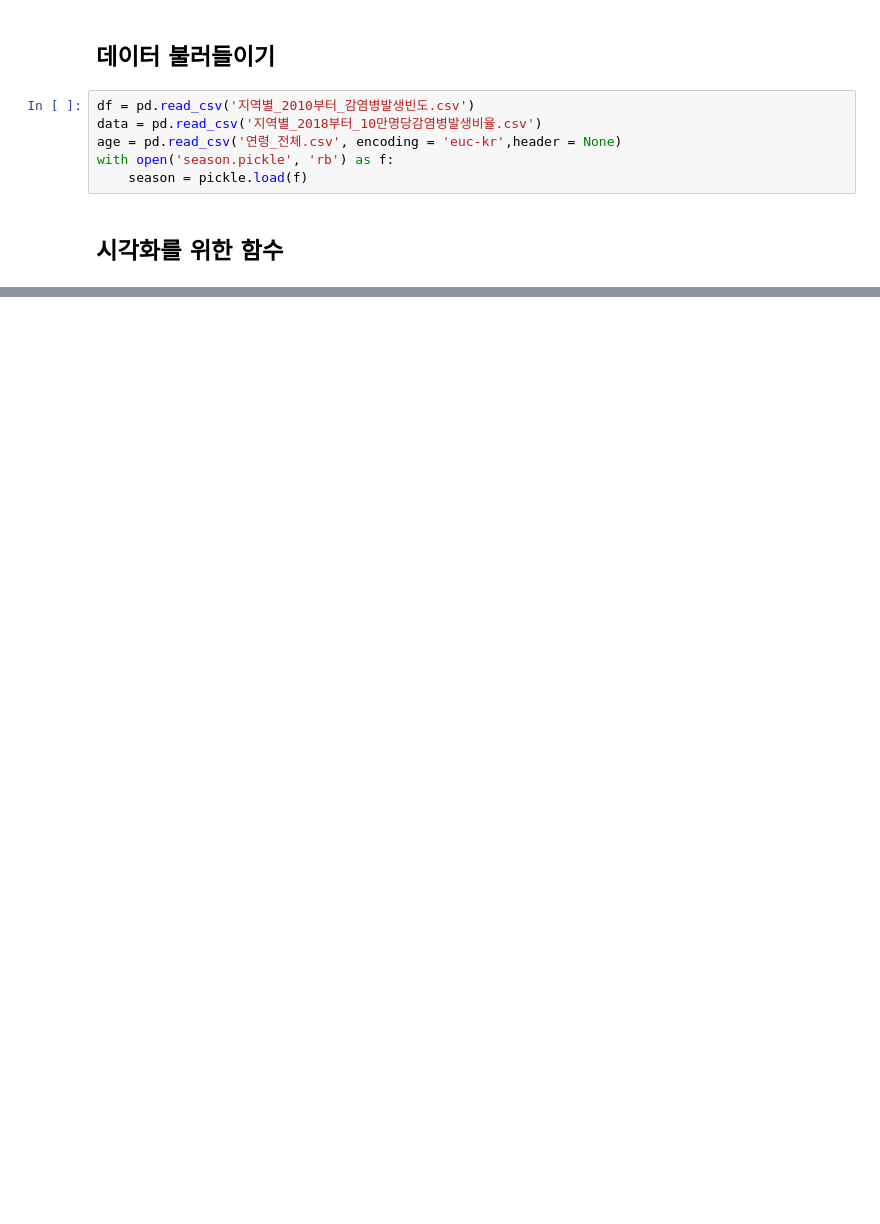
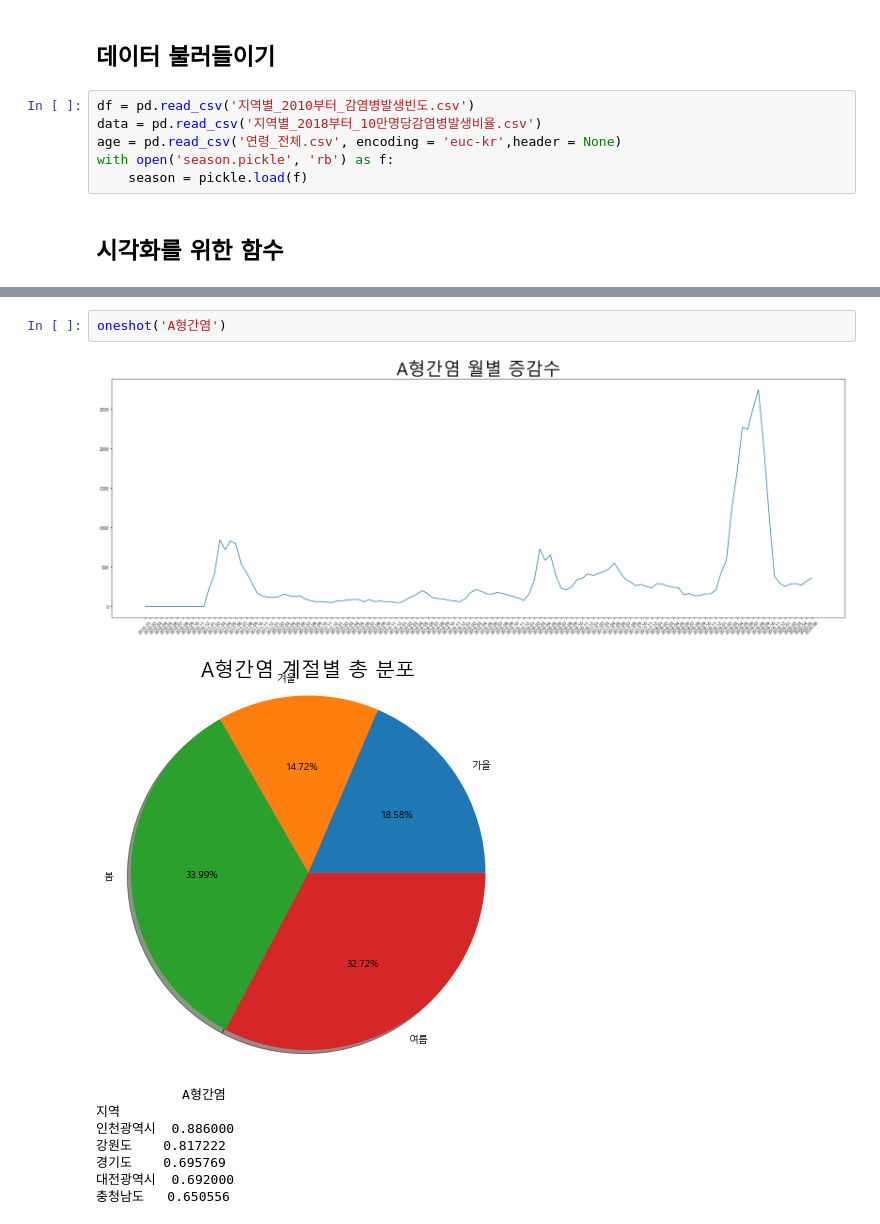
Before and after one commit to hamakim94/big, a Jupyter notebook: 감염병_trend_기준추가.ipynb, the cells around one changed output, grey strips where cells are left out. Cells and saved outputs as stored; diff of their text form; blank space fills up the shorter version.

```diff
--- a/감염병_trend_기준추가.ipynb
+++ b/감염병_trend_기준추가.ipynb
@@ -195,0 +232,12 @@ oneshot('수두')
+# %%
+oneshot('A형간염')
+# %% [output]
+[figure, added]
+[figure, added]
+           A형간염
+지역
+인천광역시  0.886000
+강원도    0.817222
+경기도    0.695769
+대전광역시  0.692000
+충청남도   0.650556
```
Also changed, not shown: parts of 18 cells of this notebook.
